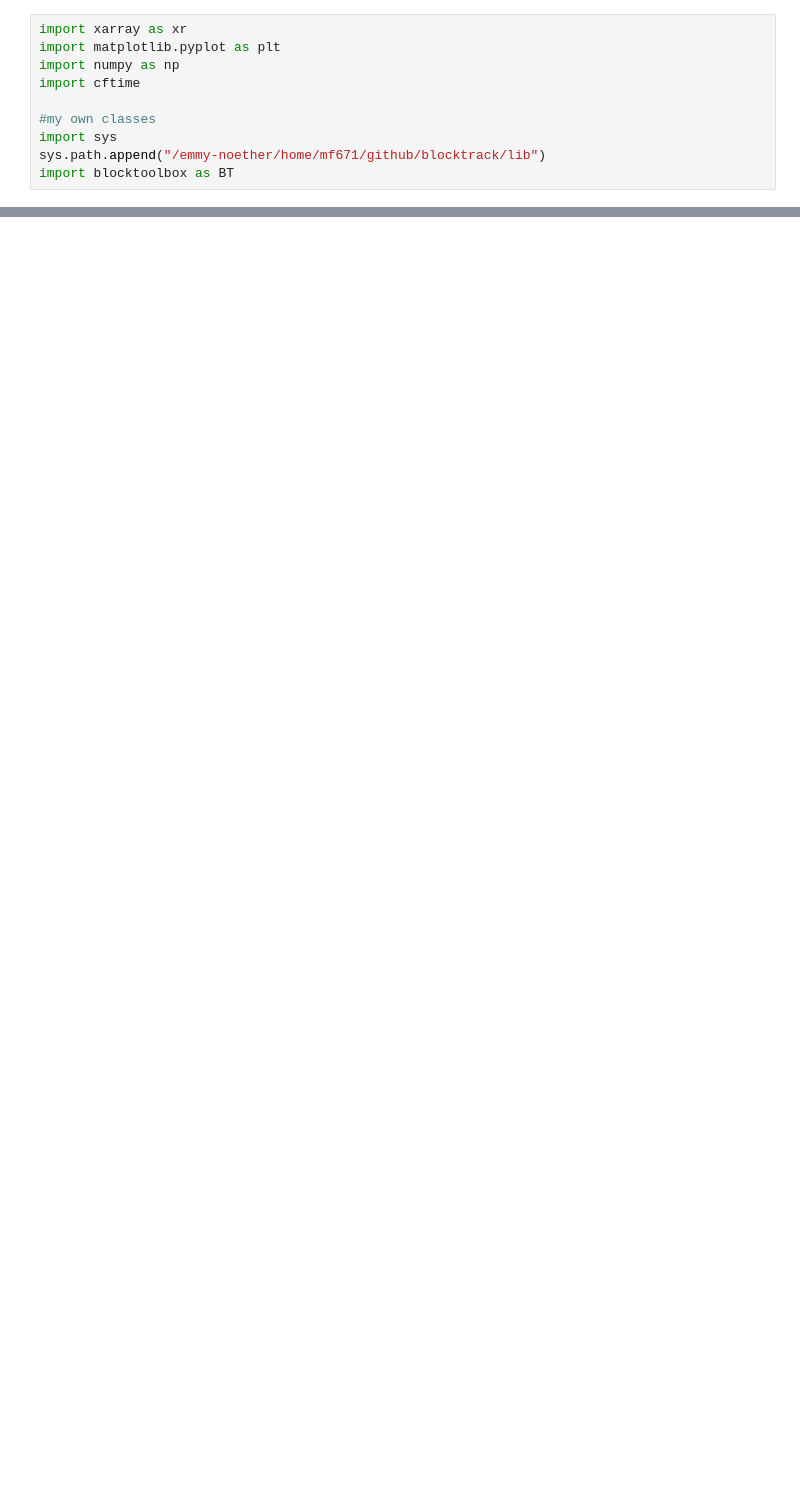
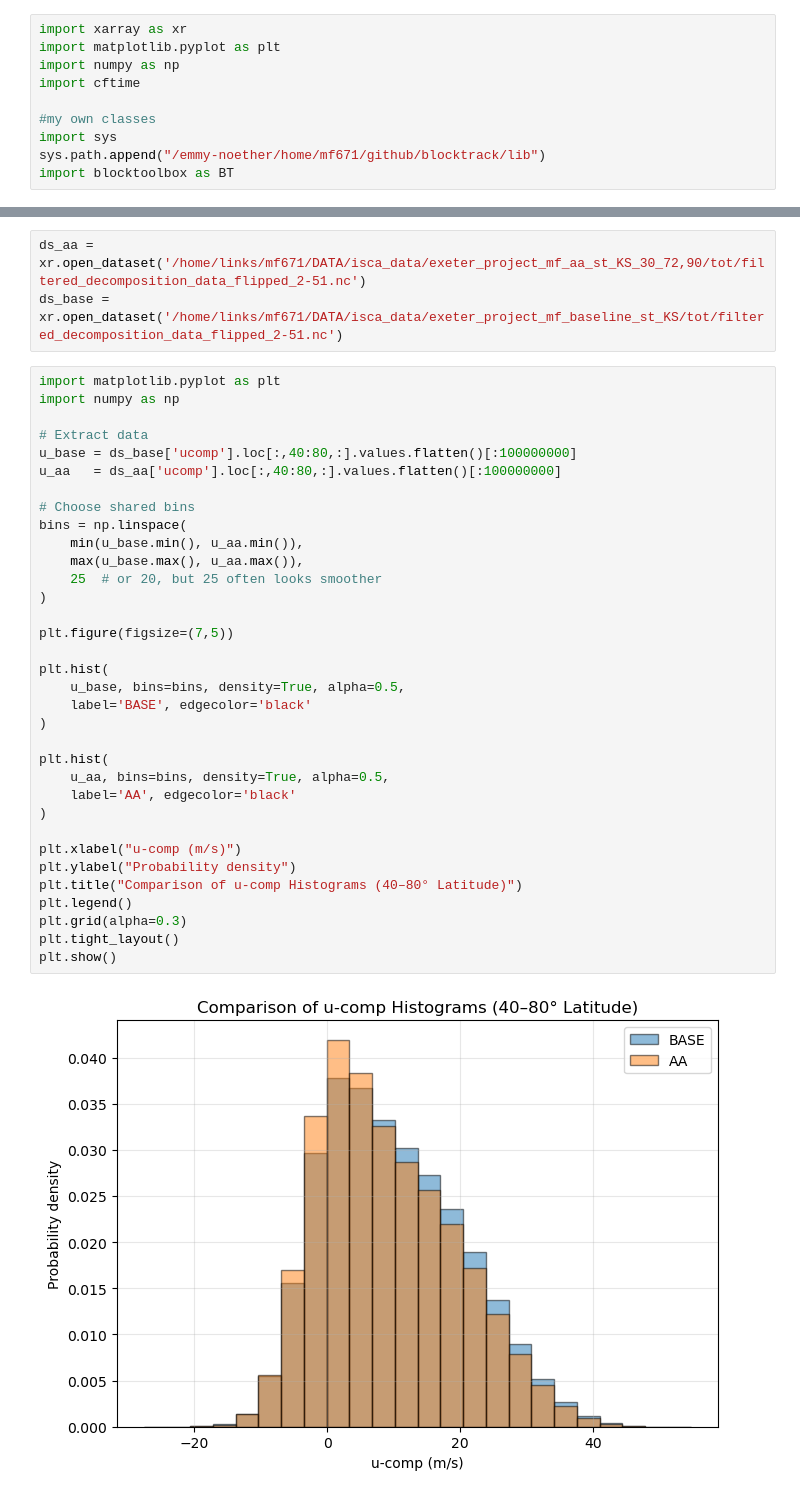
Before and after one commit to michele-filippucci/lwa_persistence, a Jupyter notebook: falwa_AvsU.ipynb, the cells around one changed output, grey strips where cells are left out. Cells and saved outputs as stored; diff of their text form; blank space fills up the shorter version.

```diff
--- a/falwa_AvsU.ipynb
+++ b/falwa_AvsU.ipynb
@@ -110,0 +108,39 @@ Text(0, 0.5, 'counts')
+# %%
+ds_aa = xr.open_dataset('/home/links/mf671/DATA/isca_data/exeter_project_mf_aa_st_KS_30_72,90/tot/filtered_decomposition_data_flipped_2-51.nc')
+ds_base = xr.open_dataset('/home/links/mf671/DATA/isca_data/exeter_project_mf_baseline_st_KS/tot/filtered_decomposition_data_flipped_2-51.nc')
+# %%
+import matplotlib.pyplot as plt
+import numpy as np
+
+# Extract data
+u_base = ds_base['ucomp'].loc[:,40:80,:].values.flatten()[:100000000]
+u_aa   = ds_aa['ucomp'].loc[:,40:80,:].values.flatten()[:100000000]
+
+# Choose shared bins
+bins = np.linspace(
+    min(u_base.min(), u_aa.min()),
+    max(u_base.max(), u_aa.max()),
+    25  # or 20, but 25 often looks smoother
+)
+
+plt.figure(figsize=(7,5))
+
+plt.hist(
+    u_base, bins=bins, density=True, alpha=0.5,
+    label='BASE', edgecolor='black'
+)
+
+plt.hist(
+    u_aa, bins=bins, density=True, alpha=0.5,
+    label='AA', edgecolor='black'
+)
+
+plt.xlabel("u-comp (m/s)")
+plt.ylabel("Probability density")
+plt.title("Comparison of u-comp Histograms (40–80° Latitude)")
+plt.legend()
+plt.grid(alpha=0.3)
+plt.tight_layout()
+plt.show()
+# %% [output]
+[figure, added]
```
Also changed, not shown: parts of 35 cells of this notebook, 16 other files.
